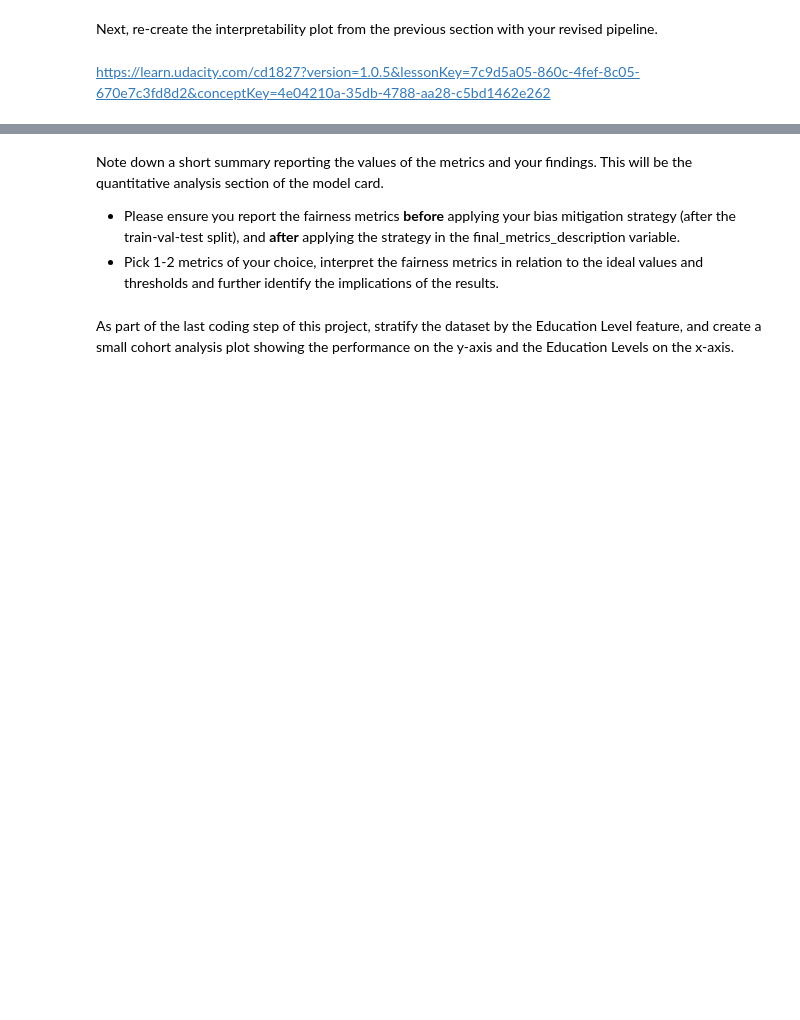
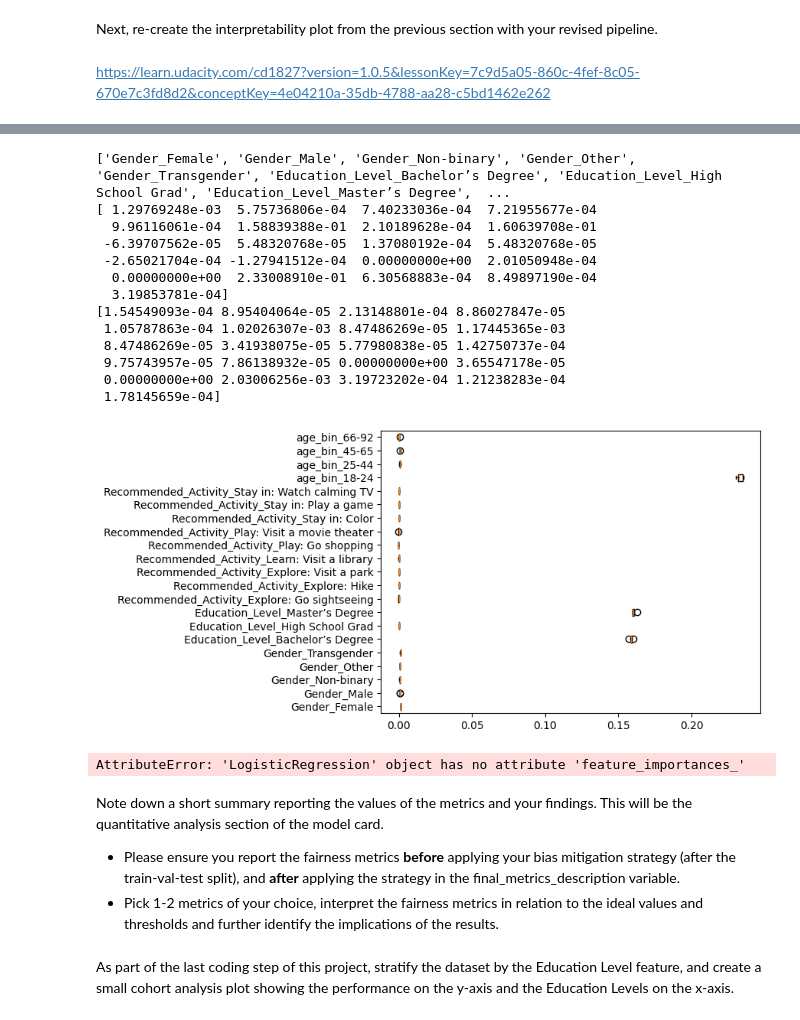
Before and after one commit to waxa2/ai_ethics, a Jupyter notebook: AI Ethics Project -- STARTER.ipynb, the cells around one changed output, grey strips where cells are left out. Drawn from its saved outputs; the diff is of its cells as text; code cells hidden in the pictures; blank space fills up the shorter version.

```diff
--- a/AI Ethics Project -- STARTER.ipynb
+++ b/AI Ethics Project -- STARTER.ipynb
@@ -718,10 +747,10 @@ dataset_transf_train = RW.transform(dataset_orig_train)
  rw_test) = dataset_transf_train.split([0.5, 0.8], shuffle=True, seed=1)
 # %%
 
-LR_model = LogisticRegression().fit(rw_train.features, rw_train.labels.ravel(), rw_train.instance_weights)
+LR_model_rw = LogisticRegression().fit(rw_train.features, rw_train.labels.ravel(), rw_train.instance_weights)
 thresh_arr = np.linspace(0.01, 0.5, 50)
-val_metrics, lr_pred = test(dataset=rw_test,
-                   model=LR_model,
+val_metrics, lr_pred_rw = test(dataset=rw_test,
+                   model=LR_model_rw,
                    thresh_arr=thresh_arr)
 # %%
 #FILL IN
@@ -796,3 +825,9 @@ Achieving the best possible accuracy and best-balanced accuracy are not the targ
 Next, re-create the interpretability plot from the previous section with your revised pipeline.
 # %% [markdown]
 https://learn.udacity.com/cd1827?version=1.0.5&lessonKey=7c9d5a05-860c-4fef-8c05-670e7c3fd8d2&conceptKey=4e04210a-35db-4788-aa28-c5bd1462e262
+# %%
+pi_rw = permutation_importance(LR_model_rw, rw_test.features, rw_test.labels.ravel())
+
+for i in pi_rw.importances_mean.argsort()[::-1]:
+    if pi_rw.importances_mean[i] - 2 * pi_rw.importances_std[i] > 0:
+        print(f"{rw_test.feature_names[i]}" f" " f"{ pi_rw.importances_mean[i]:.3f}" f" +/- {pi_rw.importances_std[i]:.3f}")
@@ -799,7 +848,41 @@ https://learn.udacity.com/cd1827?version=1.0.5&lessonKey=7c9d5a05-860c-4fef-8c05
 # %%
-### FILL IN
+#print
+print(orig_test.feature_names)
+print(pi_rw.importances_mean) # these numbers correspond to the feature names
+print(pi_rw.importances_std)
+
+#plot
+plt.boxplot(
+    pi_rw.importances.T,
+    labels=orig_test.feature_names,
+    vert=False,
+)
+# fig.tight_layout()
+plt.show()
+# %% [output]
+['Gender_Female', 'Gender_Male', 'Gender_Non-binary', 'Gender_Other', 'Gender_Transgender', 'Education_Level_Bachelor’s Degree', 'Education_Level_High School Grad', 'Education_Level_Master’s Degree',  ...
+[ 1.29769248e-03  5.75736806e-04  7.40233036e-04  7.21955677e-04
+  9.96116061e-04  1.58839388e-01  2.10189628e-04  1.60639708e-01
+ -6.39707562e-05  5.48320768e-05  1.37080192e-04  5.48320768e-05
+ -2.65021704e-04 -1.27941512e-04  0.00000000e+00  2.01050948e-04
+  0.00000000e+00  2.33008910e-01  6.30568883e-04  8.49897190e-04
+  3.19853781e-04]
+[1.54549093e-04 8.95404064e-05 2.13148801e-04 8.86027847e-05
+ 1.05787863e-04 1.02026307e-03 8.47486269e-05 1.17445365e-03
+ 8.47486269e-05 3.41938075e-05 5.77980838e-05 1.42750737e-04
+ 9.75743957e-05 7.86138932e-05 0.00000000e+00 3.65547178e-05
+ 0.00000000e+00 2.03006256e-03 3.19723202e-04 1.21238283e-04
+ 1.78145659e-04]
+[figure, added]
 # %%
 ### FILL IN
+lr_pi.feature_names = list(X_train.columns.values)
+
+mdi_importances_lr_pi = pd.Series(
+    lr_pi[-1].feature_importances_, index=lr_pi.feature_names
+).sort_values(ascending=True)
+# %% [output]
+AttributeError: 'LogisticRegression' object has no attribute 'feature_importances_'
 # %% [markdown]
 Note down a short summary reporting the values of the metrics and your findings. This will be the quantitative analysis section of the model card.
 - Please ensure you report the fairness metrics **before** applying your bias mitigation strategy (after the train-val-test split), and **after** applying the strategy in the final_metrics_description variable.
```
Also changed, not shown: parts of 18 cells of this notebook.
